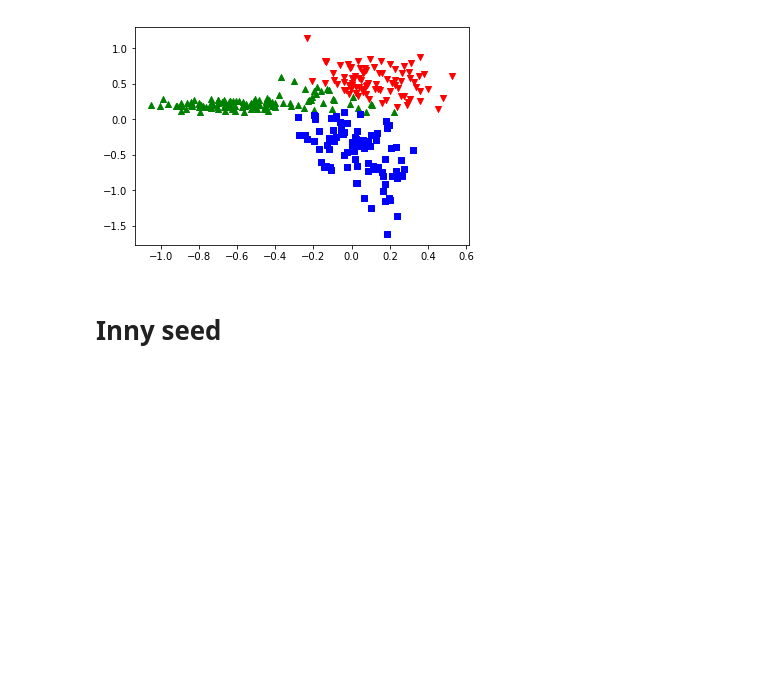
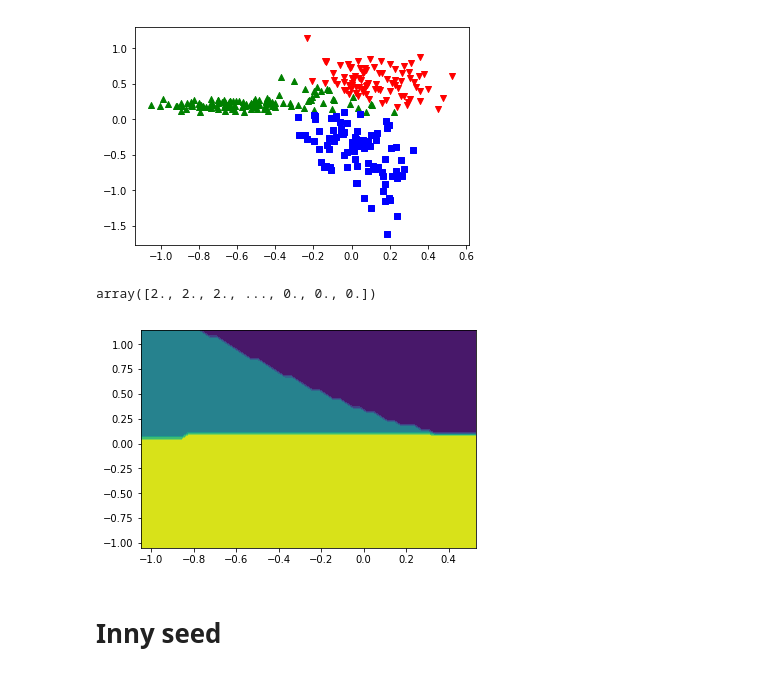
Before and after one commit to OlafSk/MGU2019, a Jupyter notebook: tests_ThreeGauss.ipynb, the cells around one changed output. Drawn from its saved outputs; the diff is of its cells as text; code cells hidden in the pictures; blank space fills up the shorter version.

```diff
--- a/tests_ThreeGauss.ipynb
+++ b/tests_ThreeGauss.ipynb
@@ -121,6 +69,25 @@ plot_results(nn, train_loss1+train_loss2, test_set)
 # %% [output]
 [figure]
 [figure]
+# %%
+def plot_decision_surface2(nn, X, n_samples = 50, proba=True, **kwargs):
+    OX = np.linspace(X['x'].min(), X['x'].max(), n_samples)
+    OY = np.linspace(X['x'].min(), X['y'].max(), n_samples)
+    xx, yy = np.meshgrid(OX, OY)
+    flat_x, flat_y = xx.flatten().tolist(), yy.flatten().tolist()
+    z = np.zeros_like(flat_x)
+    for i in range(len(flat_x)):
+        z[i] = nn.forward_pass(np.array([[flat_x[i], flat_y[i]]])).argmax(axis=-1)
+    if not proba:
+        z = z > 0.5
+    plt.contourf(xx,yy, z.reshape(xx.shape[0],xx.shape[1]),
+    **kwargs)
+    return z
+# %%
+plot_decision_surface2(nn, pd.DataFrame(test_set).rename(columns={0: "x", 1: "y"}))#, colors=["red", "green", "blue"])
+# %% [output]
+array([2., 2., 2., ..., 0., 0., 0.])
+[figure, added]
 # %% [markdown]
 # Inny seed
 # %%
```
Also changed, not shown: parts of 6 cells of this notebook, 1 other file.
